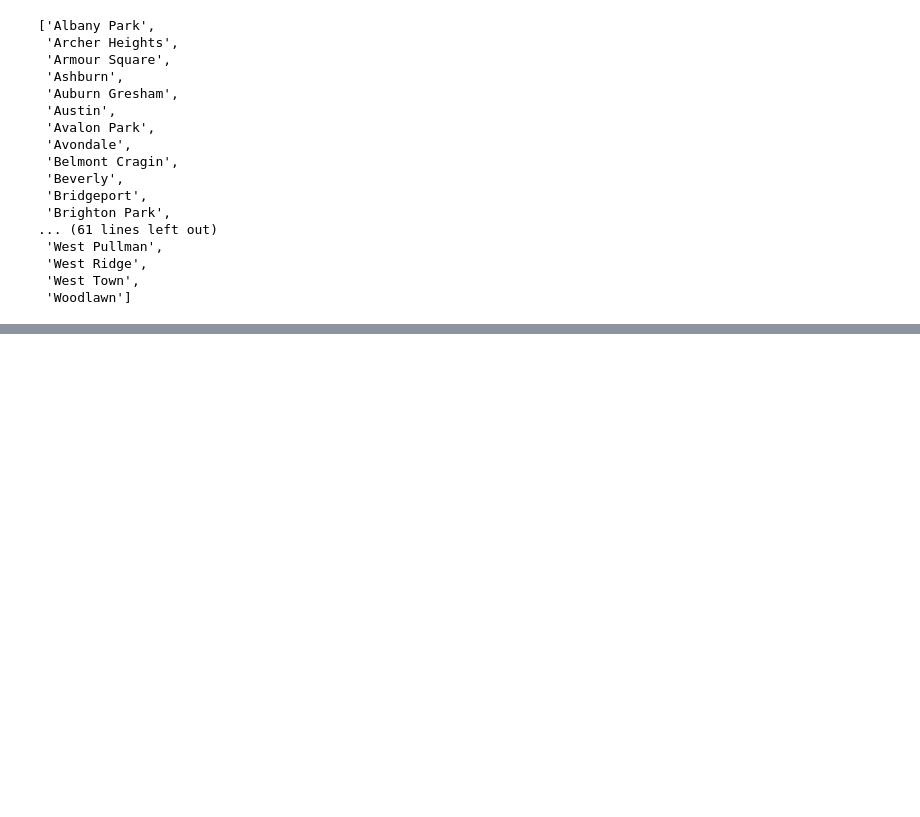
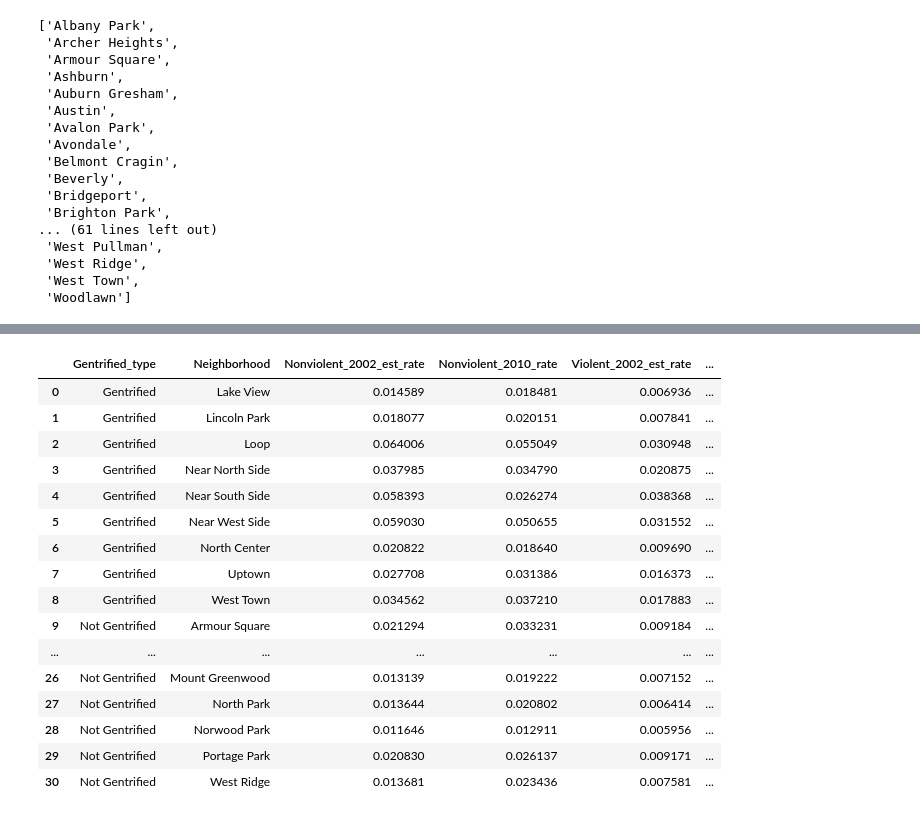
Before and after one commit to ajdeschenes/RuPaulsitory, a Jupyter notebook: crime/chicago_crime_api_json.ipynb, the cells around one changed output, grey strips where cells are left out. Saved outputs shown, nothing was run; the diff lists cells and outputs as text; code cells hidden in the pictures; blank space fills up the shorter version.

Commit message:
Formatting Crime Rate

```diff
--- a/crime/chicago_crime_api_json.ipynb
+++ b/crime/chicago_crime_api_json.ipynb
@@ -443,6 +443,30 @@ crime_all_yr_name = crime_all_yr_merge.rename(columns={list(crime_all_yr_merge)[
 
 crime_all_yr_name.to_csv('report_reference_data/crimeby_neighborhood_years_count.csv')
 
+crime_all_yr_name['Nonviolent_2002_est_rate'] = crime_all_yr_name['Nonviolent_2002'] / crime_all_yr_name['2002_POP_est']
+crime_all_yr_name['Violent_2002_est_rate'] = crime_all_yr_name['Violent_2002'] / crime_all_yr_name['2002_POP_est']
+crime_all_yr_name['White_Collar_2002_est_rate'] = crime_all_yr_name['White_Collar_2002'] / crime_all_yr_name['2002_POP_est']
+crime_all_yr_name['Total_2002_est_rate'] = crime_all_yr_name['Total_2002'] / crime_all_yr_name['2002_POP_est']
+crime_all_yr_name['Nonviolent_2010_rate'] = crime_all_yr_name['Nonviolent_2010'] / crime_all_yr_name['2010_POP']
+crime_all_yr_name['Violent_2010_rate'] = crime_all_yr_name['Violent_2010'] / crime_all_yr_name['2010_POP']
+crime_all_yr_name['White_Collar_2010_rate'] = crime_all_yr_name['White_Collar_2010'] / crime_all_yr_name['2010_POP']
+crime_all_yr_name['Total_2010_rate'] = crime_all_yr_name['Total_2010'] / crime_all_yr_name['2010_POP']
+# crime_all_yr_name['Nonviolent_2018'] = crime_all_yr_name['Nonviolent_2018'] / crime_all_yr_name['2002_POP_est']
+# crime_all_yr_name['Violent_2018'] = crime_all_yr_name['Violent_2018'] / crime_all_yr_name['2002_POP_est']
+# crime_all_yr_name['White_Collar_2018'] = crime_all_yr_name['White_Collar_2018'] / crime_all_yr_name['2002_POP_est']
+# crime_all_yr_name['Total_2018'] = crime_all_yr_name['Total_2018'] / crime_all_yr_name['2002_POP_est']
+
+# Nonviolent_2018
+# Violent_2018
+# White_Collar_2018
+# Total_2018
+
+# 2000_POP
+# 2002_POP_est
+# 2010_POP
+
+#crimerate_all_yr_neighborhood = crime_all_yr_name
+
 display(twotenandeighteen.head())
 display(crime_all_yr_merge.head())
 display(crime_all_yr_name.head(30))
@@ -480,3 +514,26 @@ display(crime_all_yr_name.head(30))
+# %%
+crimerate_all_yr = crime_all_yr_name.iloc[:,[0,1,18,22,19,23,20,24,25]]
+
+#display(crime_all_yr_name.columns[[0,1,18,22,19,23,20,24,21,25]])
+display(crimerate_all_yr)
+# %% [output]
+|  | Gentrified_type | Neighborhood | Nonviolent_2002_est_rate | Nonviolent_2010_rate | Violent_2002_est_rate | ... |
+| 0 | Gentrified | Lake View | 0.014589 | 0.018481 | 0.006936 | ... |
+| 1 | Gentrified | Lincoln Park | 0.018077 | 0.020151 | 0.007841 | ... |
+| 2 | Gentrified | Loop | 0.064006 | 0.055049 | 0.030948 | ... |
+| 3 | Gentrified | Near North Side | 0.037985 | 0.034790 | 0.020875 | ... |
+| 4 | Gentrified | Near South Side | 0.058393 | 0.026274 | 0.038368 | ... |
+| 5 | Gentrified | Near West Side | 0.059030 | 0.050655 | 0.031552 | ... |
+| 6 | Gentrified | North Center | 0.020822 | 0.018640 | 0.009690 | ... |
+| 7 | Gentrified | Uptown | 0.027708 | 0.031386 | 0.016373 | ... |
+| 8 | Gentrified | West Town | 0.034562 | 0.037210 | 0.017883 | ... |
+| 9 | Not Gentrified | Armour Square | 0.021294 | 0.033231 | 0.009184 | ... |
+| ... | ... | ... | ... | ... | ... | ... |
+| 26 | Not Gentrified | Mount Greenwood | 0.013139 | 0.019222 | 0.007152 | ... |
+| 27 | Not Gentrified | North Park | 0.013644 | 0.020802 | 0.006414 | ... |
+| 28 | Not Gentrified | Norwood Park | 0.011646 | 0.012911 | 0.005956 | ... |
+| 29 | Not Gentrified | Portage Park | 0.020830 | 0.026137 | 0.009171 | ... |
+| 30 | Not Gentrified | West Ridge | 0.013681 | 0.023436 | 0.007581 | ... |
 # %%
 crime_all_yr = twotenandeighteen.iloc[:,[0,1,2,6,10,3,7,11,4,8,12]]
 
```
Also changed, not shown: parts of 2 cells of this notebook.
